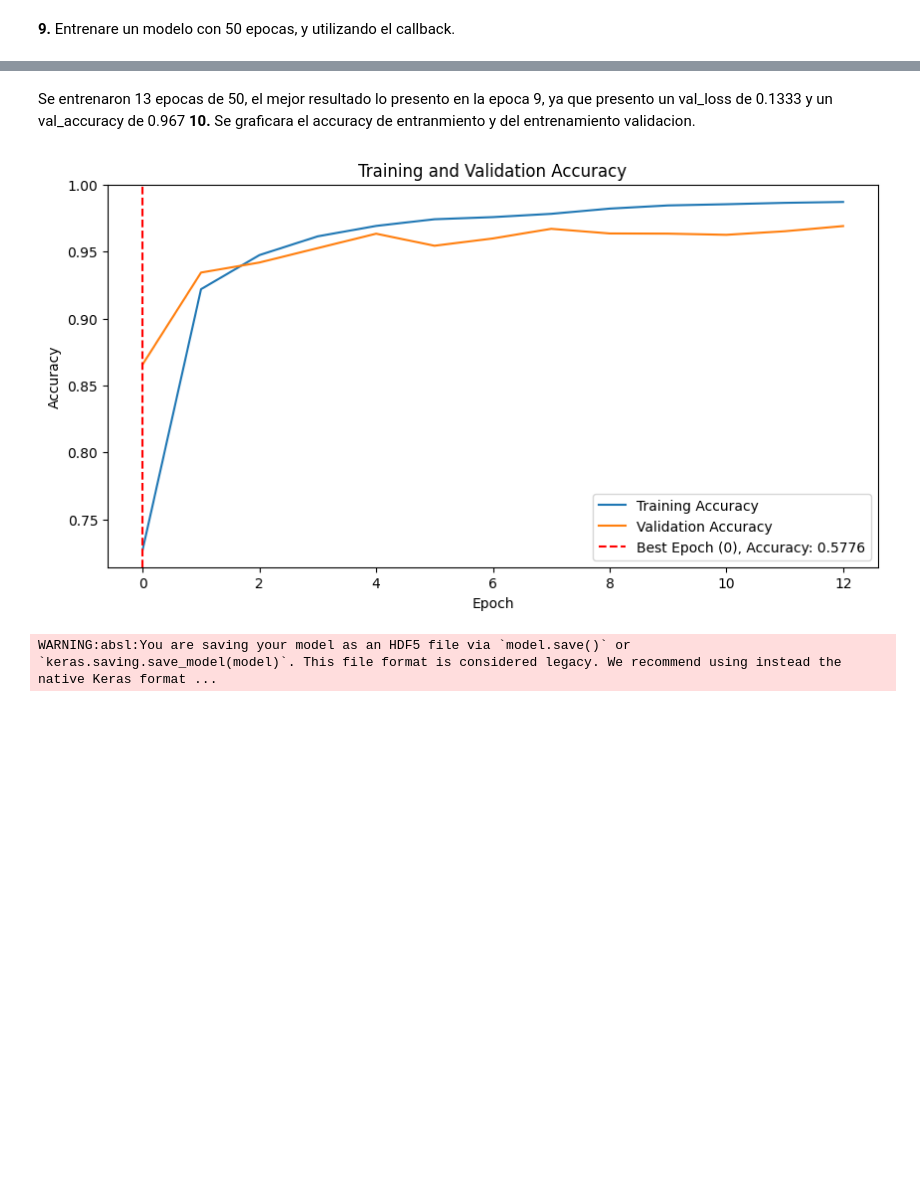
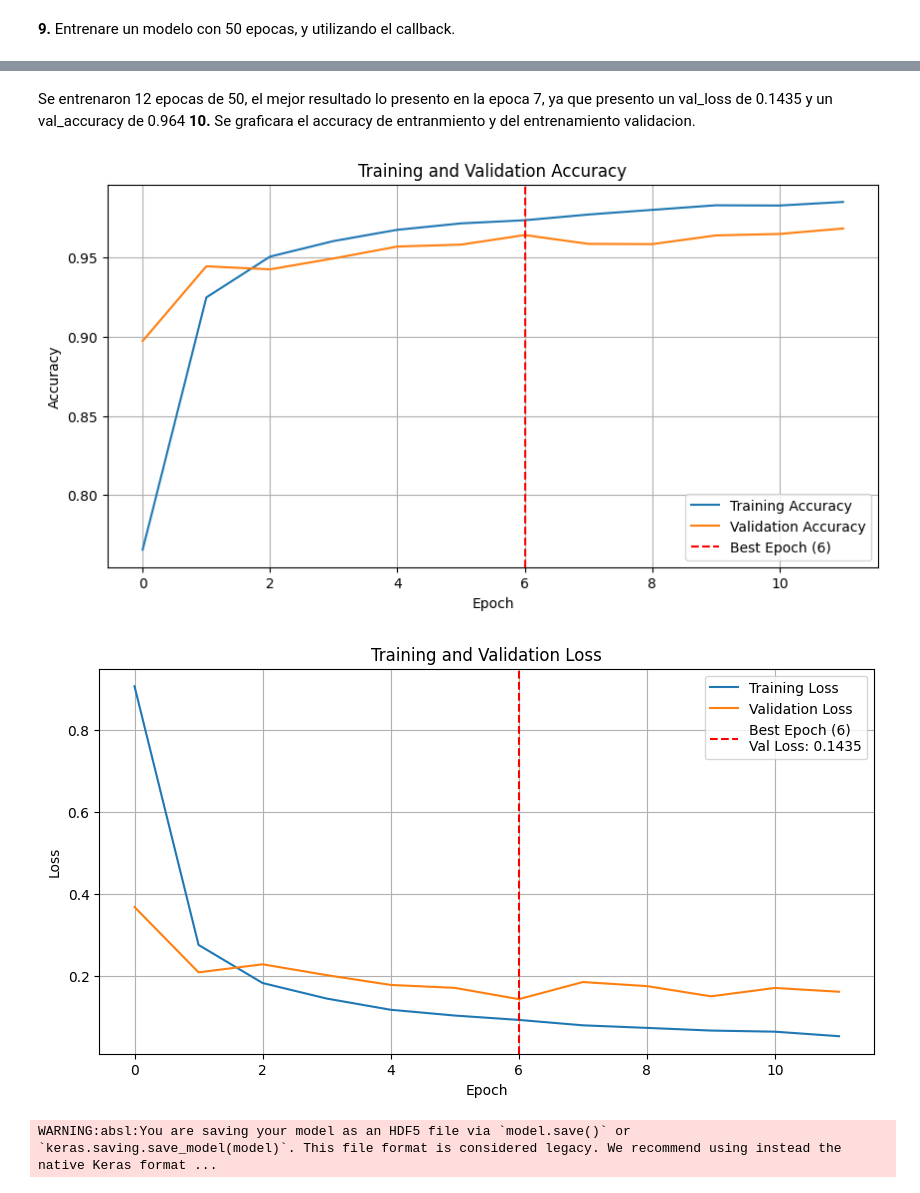
Before and after one commit to hectorcamachoz/TallerRedesNeuronales, a Jupyter notebook: TallerRedesNeuronales.ipynb, the cells around one changed output, grey strips where cells are left out. Saved outputs shown, nothing was run; the diff lists cells and outputs as text; code cells hidden in the pictures; blank space fills up the shorter version.

```diff
--- a/TallerRedesNeuronales.ipynb
+++ b/TallerRedesNeuronales.ipynb
@@ -170,31 +170,47 @@ Epoch 13/50
 # %% [markdown]
-Se entrenaron 13 epocas de 50, el mejor resultado lo presento en la epoca 9, ya que presento un val_loss de 0.1333 y un val_accuracy de 0.967
+Se entrenaron 12 epocas de 50, el mejor resultado lo presento en la epoca 7, ya que presento un val_loss de 0.1435 y un val_accuracy de 0.964
 **10.** Se graficara el accuracy de entranmiento y del entrenamiento validacion.
 # %%
-# prompt: graph the results of the model, and graph a vertical line on the epoch with better results
+import matplotlib.pyplot as plt
+import numpy as np
 
-import matplotlib.pyplot as plt
+# Asegúrate de que el historial tiene datos válidos
+val_loss_list = history.history['val_loss']
 
-# Assuming 'history' is the object returned by model.fit
+# Encontrar el índice (época) donde la val_loss fue mínima
+best_epoch = np.argmin(val_loss_list)
+best_val_loss = val_loss_list[best_epoch]
+
 plt.figure(figsize=(10, 5))
 plt.plot(history.history['accuracy'], label='Training Accuracy')
 plt.plot(history.history['val_accuracy'], label='Validation Accuracy')
 plt.xlabel('Epoch')
 plt.ylabel('Accuracy')
 plt.title('Training and Validation Accuracy')
+
+plt.axvline(x=best_epoch, color='r', linestyle='--', label=f'Best Epoch ({best_epoch})')
 plt.legend(loc='lower right')
+plt.grid(True)
+plt.show()
 
-# Find the epoch with the best validation accuracy
-best_epoch = np.argmax(history.history['val_loss'])
-best_val_accuracy = np.max(history.history['val_loss'])
+# Graficar
+plt.figure(figsize=(10, 5))
+plt.plot(history.history['loss'], label='Training Loss')
+plt.plot(val_loss_list, label='Validation Loss')
+plt.xlabel('Epoch')
+plt.ylabel('Loss')
+plt.title('Training and Validation Loss')
 
-# Add a vertical line at the best epoch
-plt.axvline(x=best_epoch, color='r', linestyle='--', label=f'Best Epoch ({best_epoch}), Accuracy: {best_val_accuracy:.4f}')
+# Línea vertical en la mejor época
+plt.axvline(x=best_epoch, color='r', linestyle='--',
+            label=f'Best Epoch ({best_epoch})\nVal Loss: {best_val_loss:.4f}')
 
-plt.legend()
+plt.legend(loc='upper right')
+plt.grid(True)
 plt.show()
 # %% [output]
-[figure, old version]
+[figure, new version]
+[figure, added]
 # %%
 model.save("modelo_tallerRedesNeuronales.h5")
 # %% [output]
```
Also changed, not shown: parts of 7 cells of this notebook.
